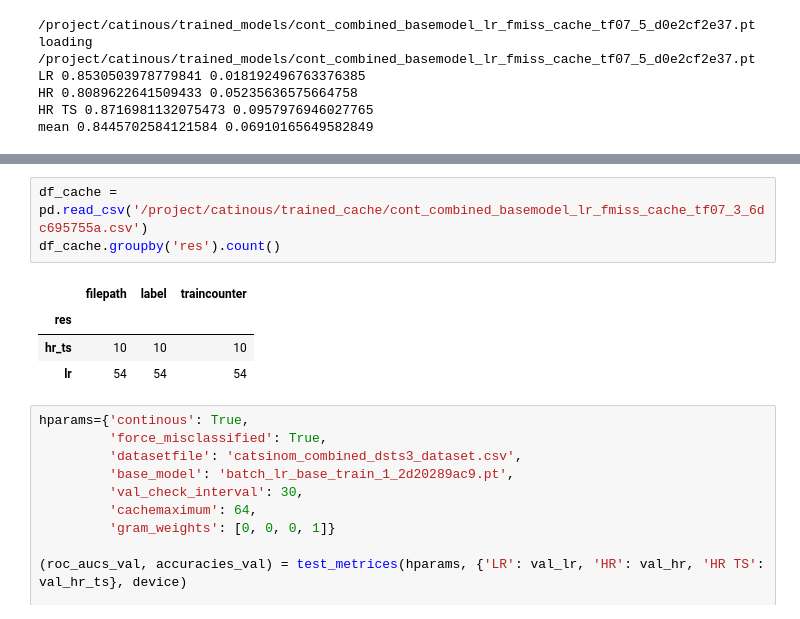
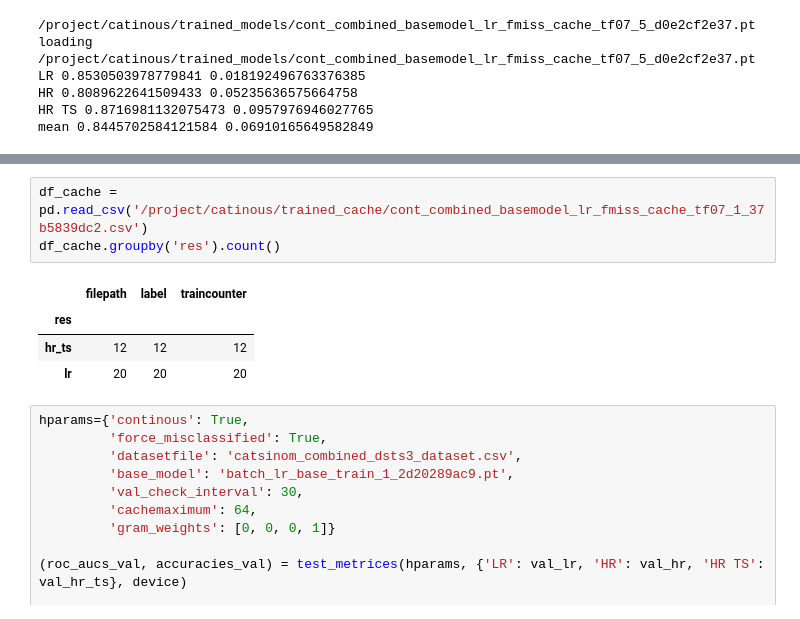
Before and after one commit to cirmuw/dynamicmemory, a Jupyter notebook: Results.ipynb, the cells around one changed output, grey strips where cells are left out. Drawn from its saved outputs; the diff is of its cells as text.

```diff
--- a/Results.ipynb
+++ b/Results.ipynb
@@ -852,11 +878,11 @@ mean 0.8445702584121584 0.06910165649582849
 # %%
-df_cache = pd.read_csv('/project/catinous/trained_cache/cont_combined_basemodel_lr_fmiss_cache_tf07_3_6dc695755a.csv')
+df_cache = pd.read_csv('/project/catinous/trained_cache/cont_combined_basemodel_lr_fmiss_cache_tf07_1_37b5839dc2.csv')
 df_cache.groupby('res').count()
 # %% [output]
 |  | filepath | label | traincounter |
 | res |  |  |  |
-| hr_ts | 10 | 10 | 10 |
-| lr | 54 | 54 | 54 |
+| hr_ts | 12 | 12 | 12 |
+| lr | 20 | 20 | 20 |
 # %%
 hparams={'continous': True,
          'force_misclassified': True,
```
Also changed, not shown: parts of 31 cells of this notebook, 9 other files.
